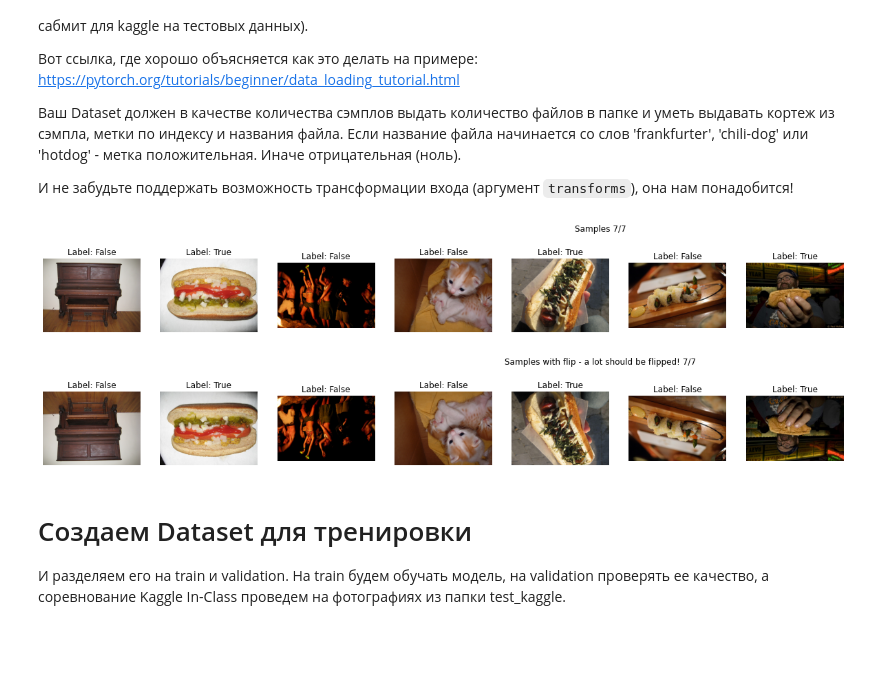
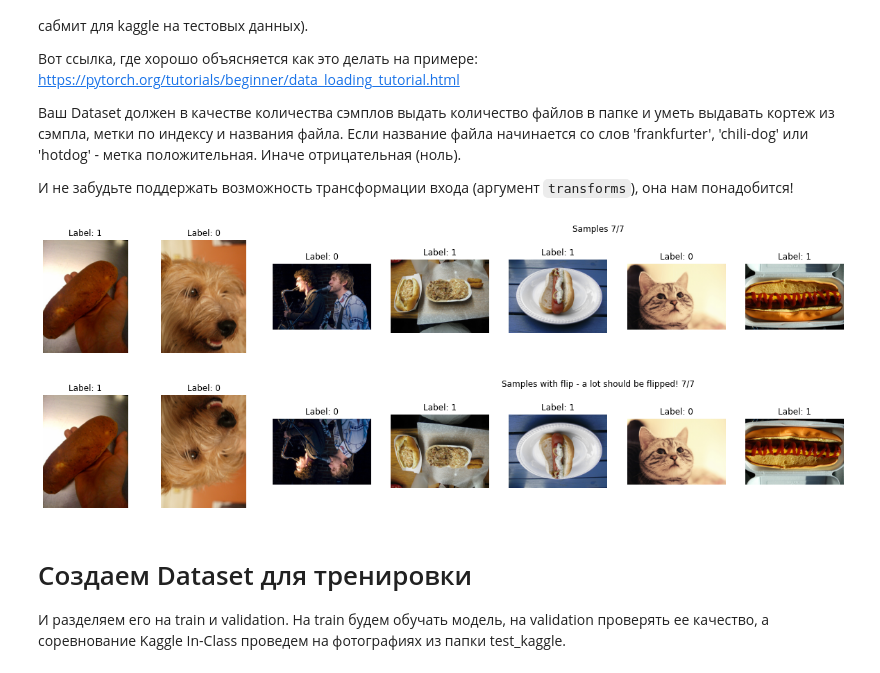
Before and after one commit to Altair200333/DLCourseNSU, a Jupyter notebook: assignment4/HotdogOrNot.ipynb, the cells around one changed output. Drawn from its saved outputs; the diff is of its cells as text; code cells hidden in the pictures; blank space fills up the shorter version.

```diff
--- a/assignment4/HotdogOrNot.ipynb
+++ b/assignment4/HotdogOrNot.ipynb
@@ -78,7 +78,7 @@ device = torch.device("cuda:0") # Let's make sure GPU is available!
 class HotdogOrNotDataset(Dataset):
 
     def isHotDog(self, path):
-        return path.startswith("hotdog") or path.startswith("chili-dog") or path.startswith("frankfurter")
+        return int(path.startswith("hotdog") or path.startswith("chili-dog") or path.startswith("frankfurter"))
 
     def __init__(self, folder, transform=None):
         self.transform = transform
@@ -90,43 +90,43 @@ class HotdogOrNotDataset(Dataset):
             self.imgs.append(f)
 
     def __len__(self):
         return self.count
 
     def __getitem__(self, index):
         path = self.imgs[index]
         image = Image.open(os.path.join(self.folder, path))
         if self.transform is not None:
             image = self.transform(image)
 
-        return image, self.isHotDog(path)
+        return image, self.isHotDog(path), index
 
 def visualize_samples(dataset, indices, title=None, count=10):
     # visualize random 10 samples
     plt.figure(figsize=(count*3,3))
     display_indices = indices[:count]
     if title:
         plt.suptitle("%s %s/%s" % (title, len(display_indices), len(indices)))
     for i, index in enumerate(display_indices):
-        x, y = dataset[index]
+        x, y, _ = dataset[index]
         plt.subplot(1,count,i+1)
         plt.title("Label: %s" % y)
         plt.imshow(x)
         plt.grid(False)
         plt.axis('off')
 
 orig_dataset = HotdogOrNotDataset(train_folder)
 indices = np.random.choice(np.arange(len(orig_dataset)), 7, replace=False)
 
 visualize_samples(orig_dataset, indices, "Samples")
 # %% [output]
-[figure, old version]
+[figure, new version]
 # %%
 # Let's make sure transforms work!
 dataset = HotdogOrNotDataset(train_folder, transform=transforms.RandomVerticalFlip(0.9))
 
 visualize_samples(dataset, indices, "Samples with flip - a lot should be flipped!")
 # %% [output]
-[figure, old version]
+[figure, new version]
 # %% [markdown]
 # Создаем Dataset для тренировки
 
```
Also changed, not shown: parts of 22 cells of this notebook.
